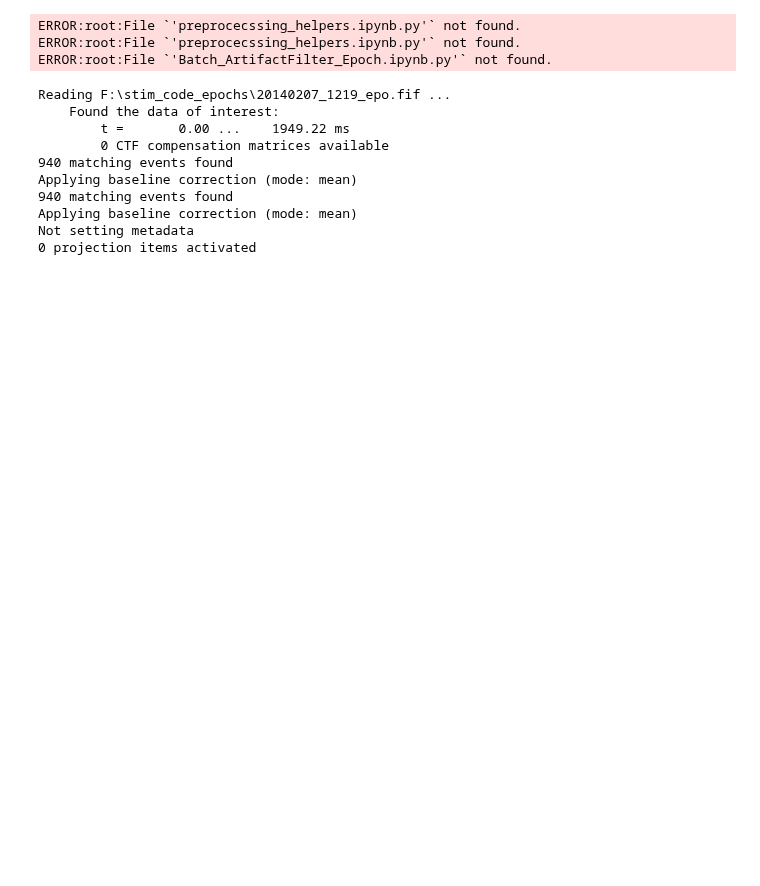
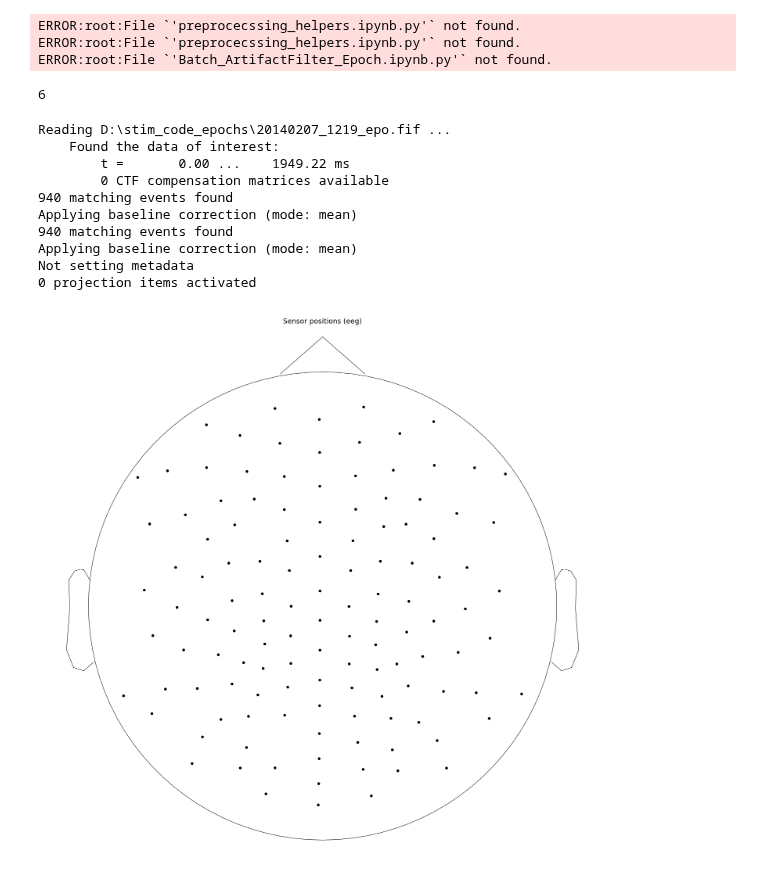
Before and after one commit to edrias/seniorprojecteeg, a Jupyter notebook: preprocessing/frequency_bands.ipynb, the cells around one changed output. Drawn from its saved outputs; the diff is of its cells as text; code cells hidden in the pictures; blank space fills up the shorter version.

Commit message:
checking if montage works

```diff
--- a/preprocessing/frequency_bands.ipynb
+++ b/preprocessing/frequency_bands.ipynb
@@ -20,15 +21,18 @@ ERROR:root:File `'preprocecssing_helpers.ipynb.py'` not found.
 ERROR:root:File `'preprocecssing_helpers.ipynb.py'` not found.
 ERROR:root:File `'Batch_ArtifactFilter_Epoch.ipynb.py'` not found.
 # %%
-path = 'F:\stim_code_epochs'
+path = 'D:\stim_code_epochs'
 epoch_files = os.listdir(path)
 # %%
 np.random.seed(42)
 n = np.random.randint(0,len(epoch_files))
+print(n)
+# %% [output]
+6
 # %%
 epoch = mne.read_epochs(os.path.join(path, epoch_files[n]), preload = True)
 # %% [output]
-Reading F:\stim_code_epochs\20140207_1219_epo.fif ...
+Reading D:\stim_code_epochs\20140207_1219_epo.fif ...
     Found the data of interest:
         t =       0.00 ...    1949.22 ms
         0 CTF compensation matrices available
@@ -45,4 +49,14 @@ iter_freqs = [
     ('Beta', 13, 25),
     ('Gamma', 30, 45)
 ]
+# %%
+# reduce dimensions of n_times to a point for each band.
+montage = mne.channels.read_montage(kind = 'ANT_DukeWaveGuard_128_electrode_montages_updated_V4')
+epoch.set_montage(montage);
+if 'Nasium' in epoch.ch_names:
+    epoch.drop_channels(ch_names=['Nasium', 'LL4', 'L12', 'VEOG']);
+# %%
+epoch.plot_sensors();
+# %% [output]
+[figure, added]
 # %%
```
Also changed, not shown: parts of 8 cells of this notebook, 1 other file.
